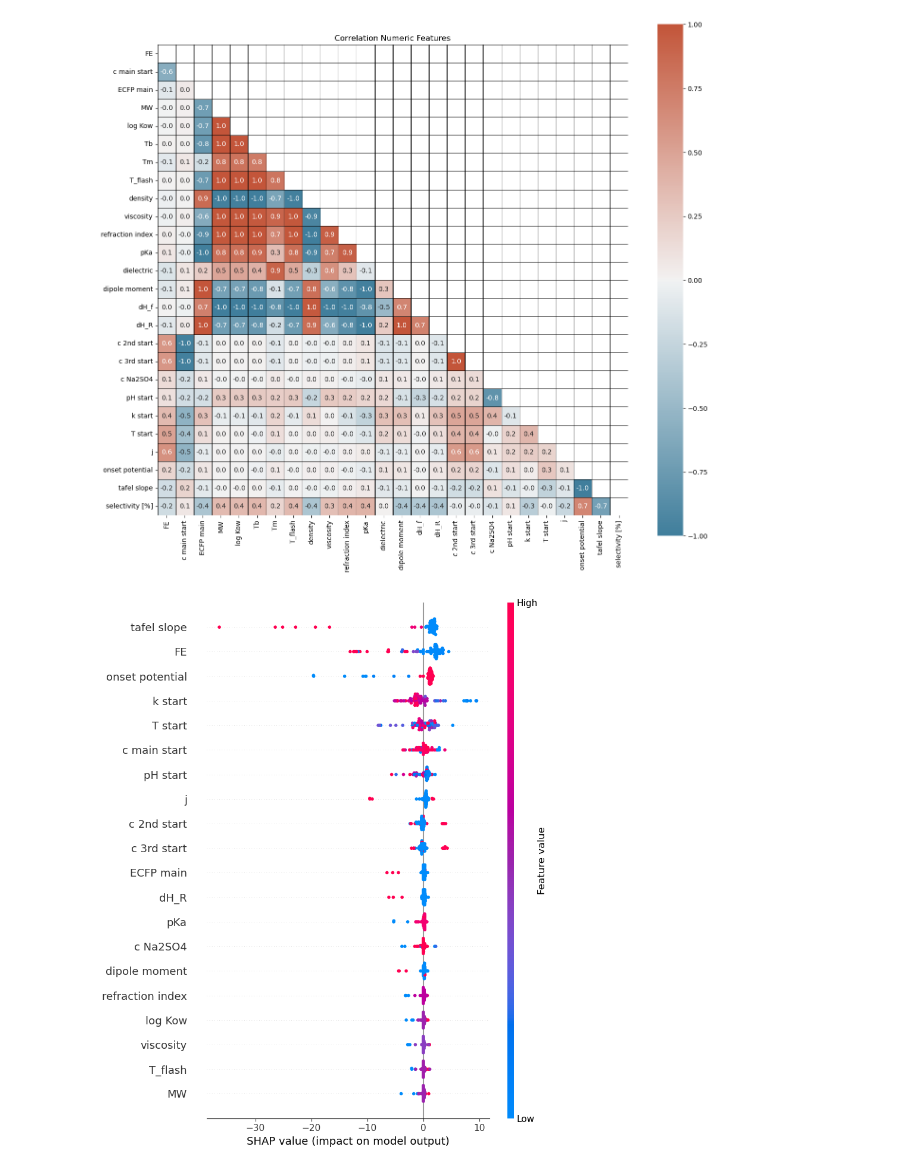
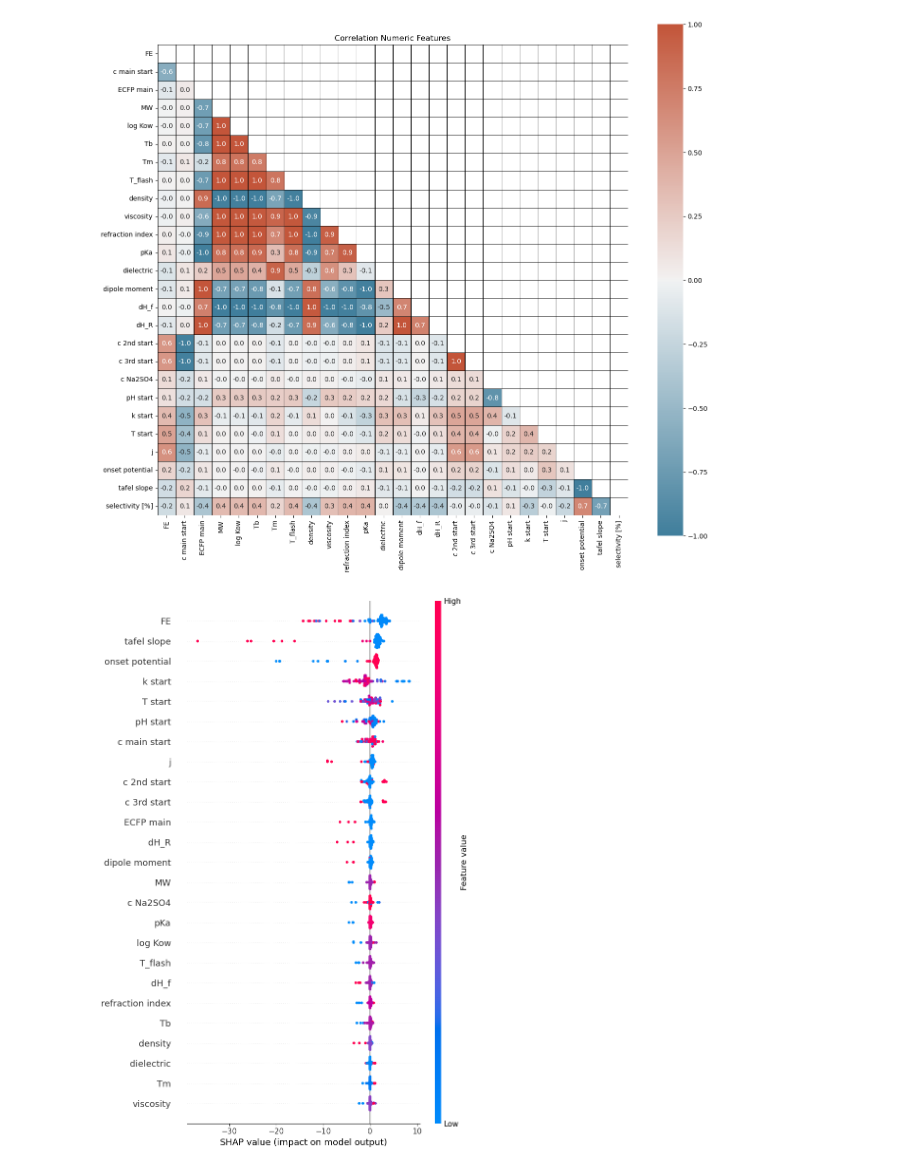
Before and after one commit to peter1999de/Machine-learning-driven-parameter-investigation-of-the-Kolbe-reaction, a Jupyter notebook: code/XAI/XAI_batch_selectivity.ipynb, the cells around one changed output. Drawn from its saved outputs; the diff is of its cells as text; code cells hidden in the pictures.

```diff
--- a/code/XAI/XAI_batch_selectivity.ipynb
+++ b/code/XAI/XAI_batch_selectivity.ipynb
@@ -151,6 +152,6 @@ for i in feature_names:
 print(len(feature_names))
 #print(features)
 #print(len(feature_names))
-random_state_counter = 47
+random_state_counter = 49
 # %% [output]
 25
@@ -172,7 +161,7 @@ X_train, X_test, Y_train, Y_test = train_test_split(X, Y, test_size=0.2, random_
 knn_regressor = Pipeline([
     ('scaler_std', StandardScaler()),
     ('scaler_minmax', MinMaxScaler()),
-    ('knn', KNeighborsRegressor(n_neighbors=1, weights='uniform', p=1))
+    ('knn', KNeighborsRegressor(n_neighbors=1, weights='distance', p=1))
 ])
 
 knn_regressor.fit(X_train, Y_train)
@@ -274,6 +263,6 @@ shap_data = X
 explainer = shap.KernelExplainer(knn_regressor.predict, X_train)
 shap_values = explainer.shap_values(shap_data)
 # %%
-shap.summary_plot(shap_values, shap_data, feature_names=feature_names)
+shap.summary_plot(shap_values, shap_data, feature_names=feature_names, max_display=25)
 # %% [output]
-[figure, old version]
+[figure, new version]
```
Also changed, not shown: parts of 18 cells of this notebook.
